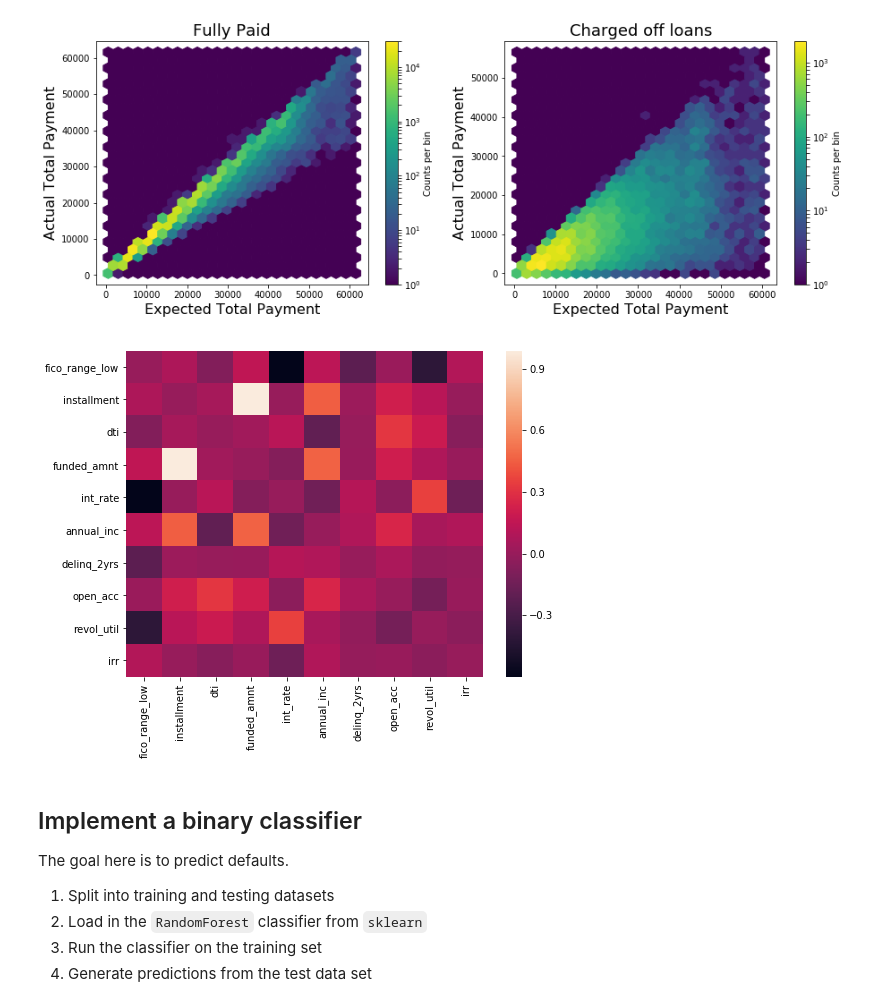
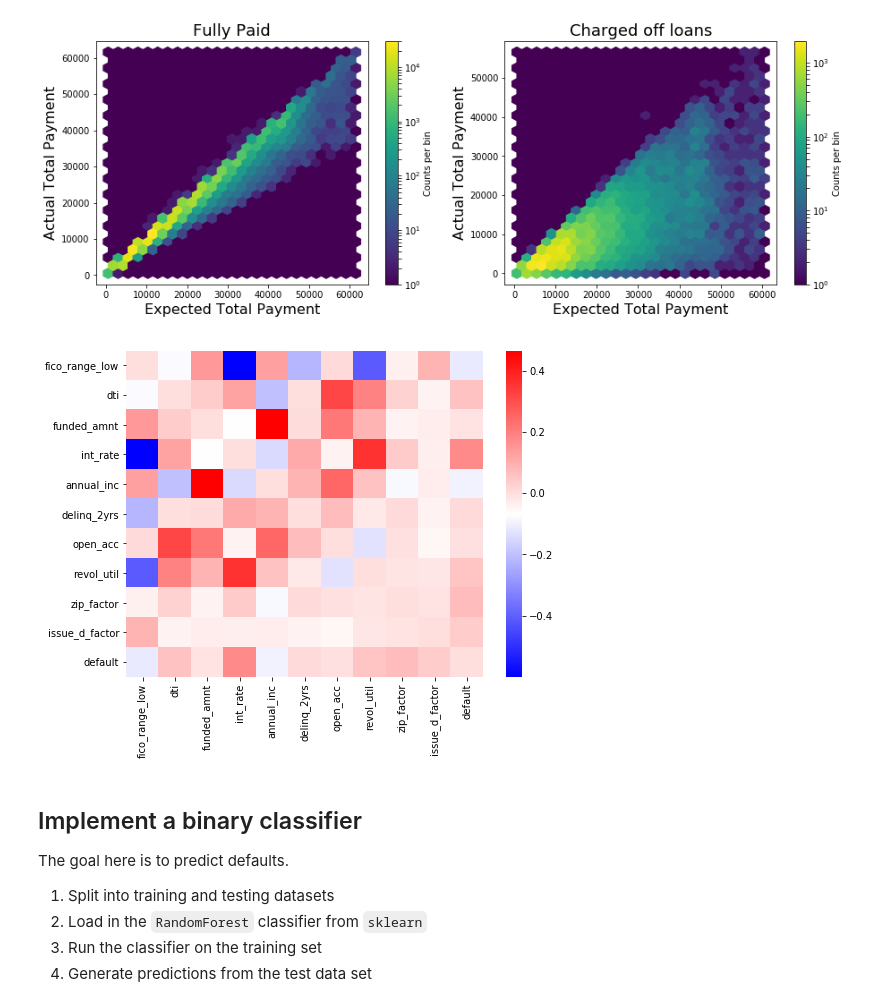
Before and after one commit to charliehass/ML-notebooks, a Jupyter notebook: lending_club_analysis.ipynb, the cells around one changed output. Drawn from its saved outputs; the diff is of its cells as text; code cells hidden in the pictures.

```diff
--- a/lending_club_analysis.ipynb
+++ b/lending_club_analysis.ipynb
@@ -163,3 +208,21 @@ TypeError: slice indices must be integers or None or have an __index__ method
+# %%
+# default rate by zip code. Any information here?
+
+dft_by_zip = df_mature.copy()
+dft_by_zip["is_default"] = dft_by_zip["loan_status"] == "Charged Off"
+dft_rate_by_zip = dft_by_zip.sort_values(by="zip_code").groupby(by="zip_code")["is_default"].mean().rename(columns={"is_default":"dft_rate"})
+N_by_zip = dft_by_zip.sort_values(by="zip_code").groupby(by="zip_code")["is_default"].count().rename(columns={"is_default":"count"})
+
+# correct for small sample sizes
+dft_rate_by_zip.values[N_by_zip < 50] = np.mean(dft_rate_by_zip.values[N_by_zip > 50])
+
+plt.figure()
+plt.hist(dft_rate_by_zip.values, bins=100)
+plt.show()
+
+# add this information to the df_mature df as a potential feature
+zip_2_rate_lut = {k:v for k,v in zip(dft_rate_by_zip.index, dft_rate_by_zip.values)}
+df_mature["zip_factor"] = df_mature["zip_code"].copy().map(lambda x: zip_2_rate_lut[x])
 # %% [markdown]
 ### Relationship between actual and expected total payment
 
@@ -205,33 +268,38 @@ plt.show()
 # %%
 # look for correlations b/w the predictors and IRR
 # here I'm just looking at the bool of IRR>0
 
+df_new = df_mature.copy()
+df_new["default"] = df_new["loan_status"] == "Charged Off"
+
 features = ["fico_range_low",
-            "installment",
             "dti",
             "funded_amnt",
             "int_rate",
             "annual_inc",
             "delinq_2yrs",
             "open_acc",
             "revol_util",
-            "irr"]
+            "zip_factor",
+            "issue_d_factor",
+            "default"
+            ]
 
-df_new = df_mature[features].copy()
-df_new["irr"] = df_new.loc[:, ["irr"]].copy() > 0
+df_new = df_new[features]
 
 corr_mtx = df_new[features].corr(method="spearman").values;
 
 for idx in range(corr_mtx.shape[0]):
     corr_mtx[idx,idx] = 0
 
 plt.figure(figsize=(8,6))
 sns.heatmap(corr_mtx,
             xticklabels=features,
-            yticklabels=features)
+            yticklabels=features,
+            cmap=plt.cm.bwr)
 plt.show()
 # %% [output]
-[figure, old version]
+[figure, new version]
 # %% [markdown]
 ## Implement a binary classifier
 
```
Also changed, not shown: parts of 13 cells of this notebook.
